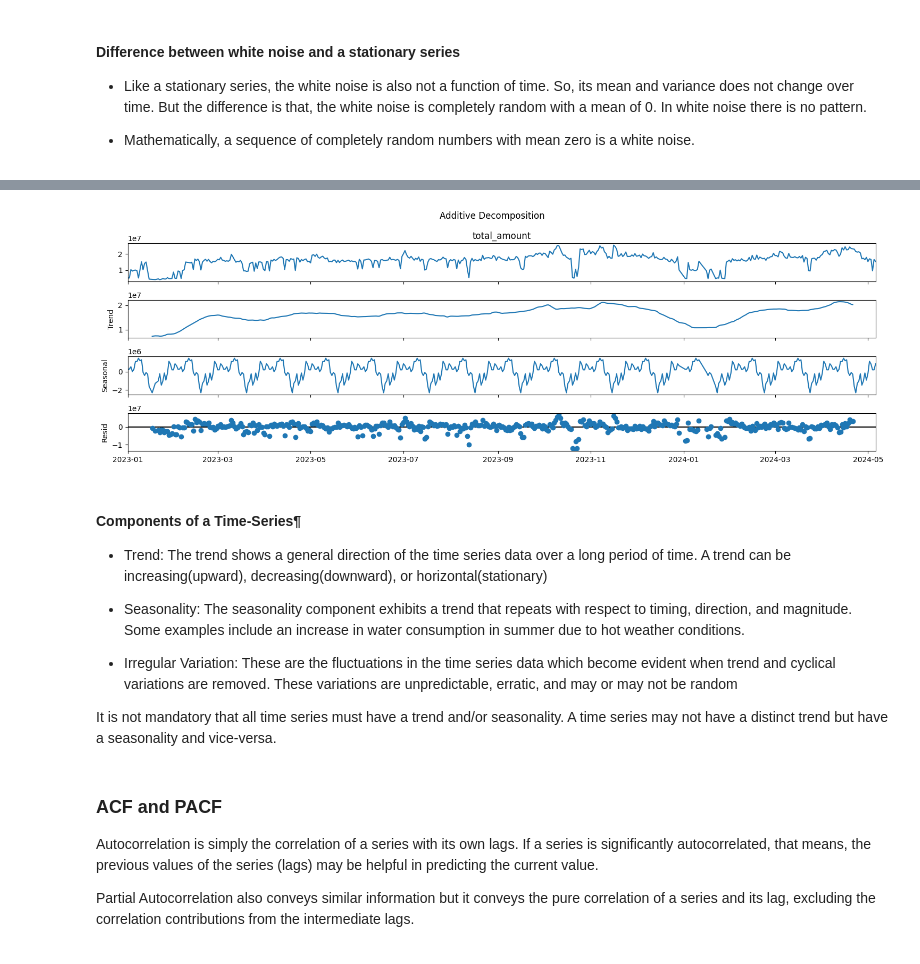
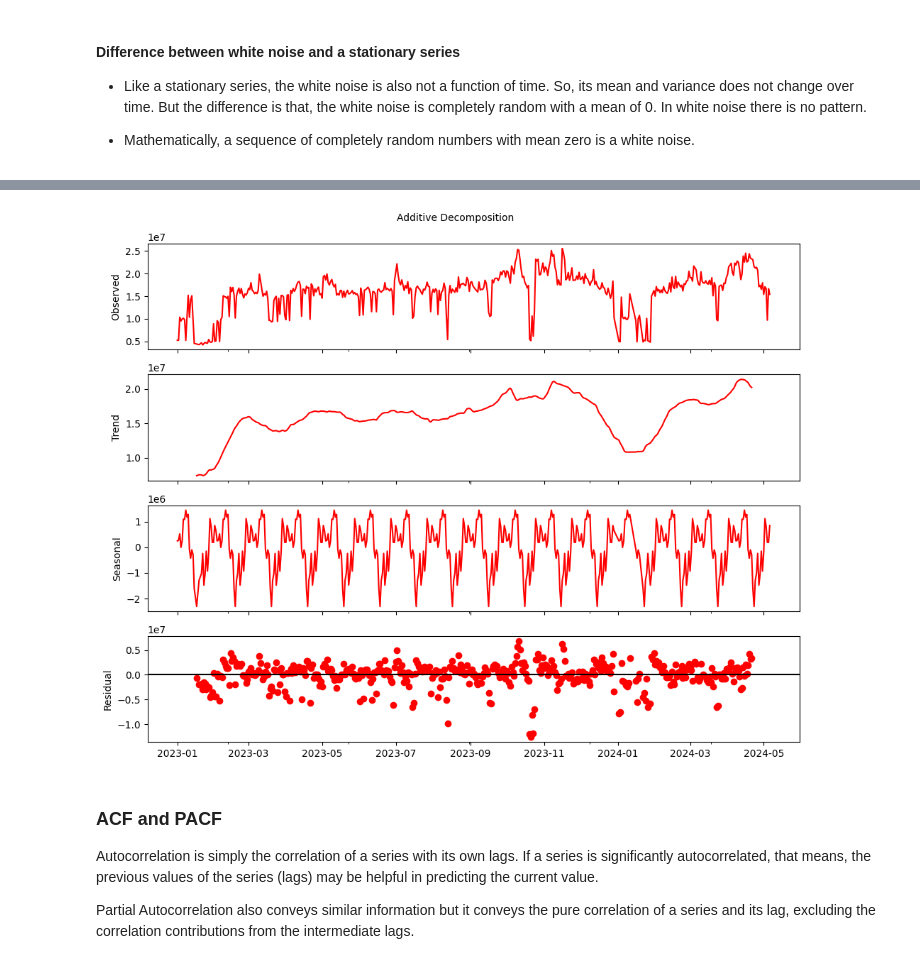
Before and after one commit to Ngawang-Gurung/eXtensoData, a Jupyter notebook: Data Analysis/Time Series Analysis/time_series_esewa_airlines.ipynb, the cells around one changed output, grey strips where cells are left out. Drawn from its saved outputs; the diff is of its cells as text; code cells hidden in the pictures.

Commit message:
feat: added aes comparisons and edited time-series-analysis

```diff
--- a/Data Analysis/Time Series Analysis/time_series_esewa_airlines.ipynb
+++ b/Data Analysis/Time Series Analysis/time_series_esewa_airlines.ipynb
@@ -118,28 +152,27 @@ plt.rcParams.update({'figure.figsize': (15, 5)})
-# %%
-additive_decomposition = seasonal_decompose(df['total_amount'], model='additive', period=30)
-multiplicative_decomposition = seasonal_decompose(df['total_amount'], model='multiplicative', period=30)
-
-additive_decomposition.plot().suptitle('Additive Decomposition', fontsize=12)
-plt.tight_layout()
-
-# multiplicative_decomposition.plot().suptitle('Multiplicative Decomposition', fontsize=12)
-# plt.tight_layout()
-
-plt.show()
-# %% [output]
-[figure, removed]
-# %% [markdown]
-#### Components of a Time-Series¶
-
-- Trend: The trend shows a general direction of the time series data over a long period of time. A trend can be increasing(upward), decreasing(downward), or horizontal(stationary)
-
-- Seasonality: The seasonality component exhibits a trend that repeats with respect to timing, direction, and magnitude. Some examples include an increase in water consumption in summer due to hot weather conditions.
-
-
-- Irregular Variation: These are the fluctuations in the time series data which become evident when trend and cyclical variations are removed. These variations are unpredictable, erratic, and may or may not be random
-
-
-It is not mandatory that all time series must have a trend and/or seasonality. A time series may not have a distinct trend but have a seasonality and vice-versa.
+# %%
+additive_decomposition = seasonal_decompose(df['total_amount'], model='additive', period=30)
+multiplicative_decomposition = seasonal_decompose(df['total_amount'], model='multiplicative', period=30)
+
+def plot_decomposition(decomposition, title, color):
+    fig, axes = plt.subplots(4, 1, sharex=True, figsize=(10, 8))
+    decomposition.observed.plot(ax=axes[0], color=color)
+    axes[0].set_ylabel('Observed')
+    decomposition.trend.plot(ax=axes[1], color=color)
+    axes[1].set_ylabel('Trend')
+    decomposition.seasonal.plot(ax=axes[2], color=color)
+    axes[2].set_ylabel('Seasonal')
+    axes[3].axhline(0, linestyle='-', color='black')
+    axes[3].scatter(decomposition.resid.index, decomposition.resid, color=color)
+    axes[3].set_ylabel('Residual')
+    fig.suptitle(title, fontsize=10)
+    plt.tight_layout()
+
+plot_decomposition(additive_decomposition, 'Additive Decomposition', 'red')
+# plot_decomposition(multiplicative_decomposition, 'Multiplicative Decomposition', 'red')
+
+plt.show()
+# %% [output]
+[figure, added]
 # %% [markdown]
 ### ACF and PACF
 
```
Also changed, not shown: parts of 10 cells of this notebook, 2 other files.
